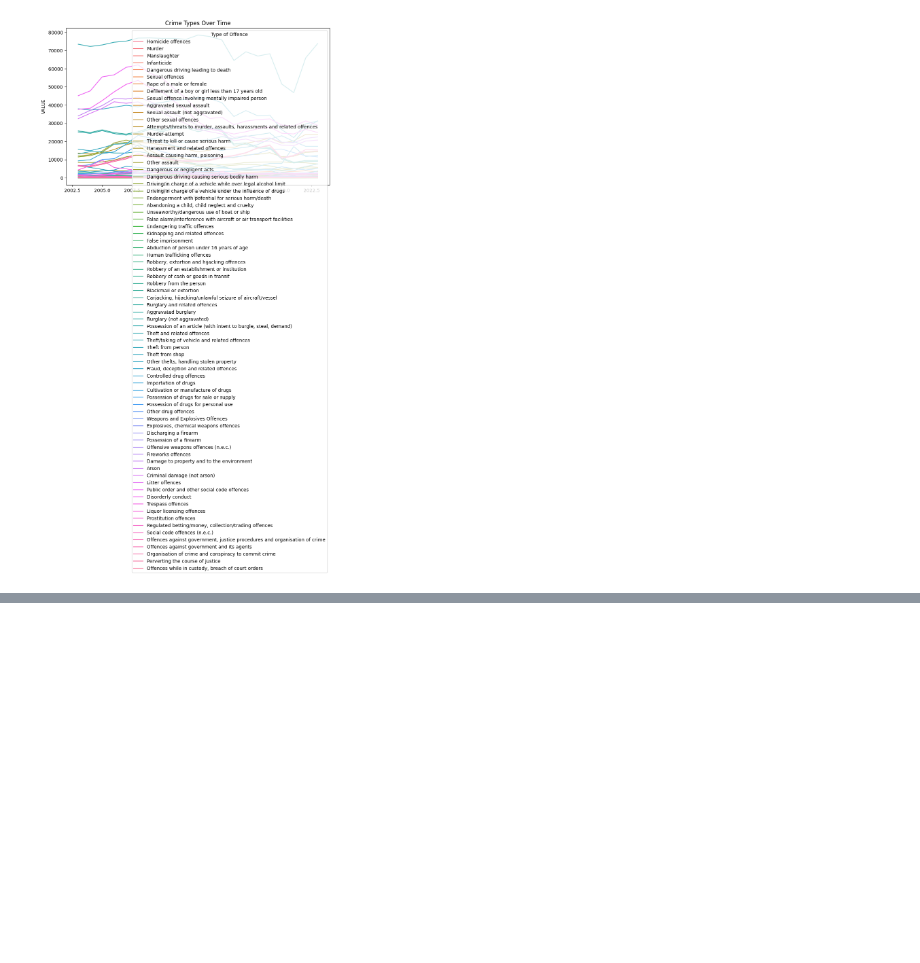
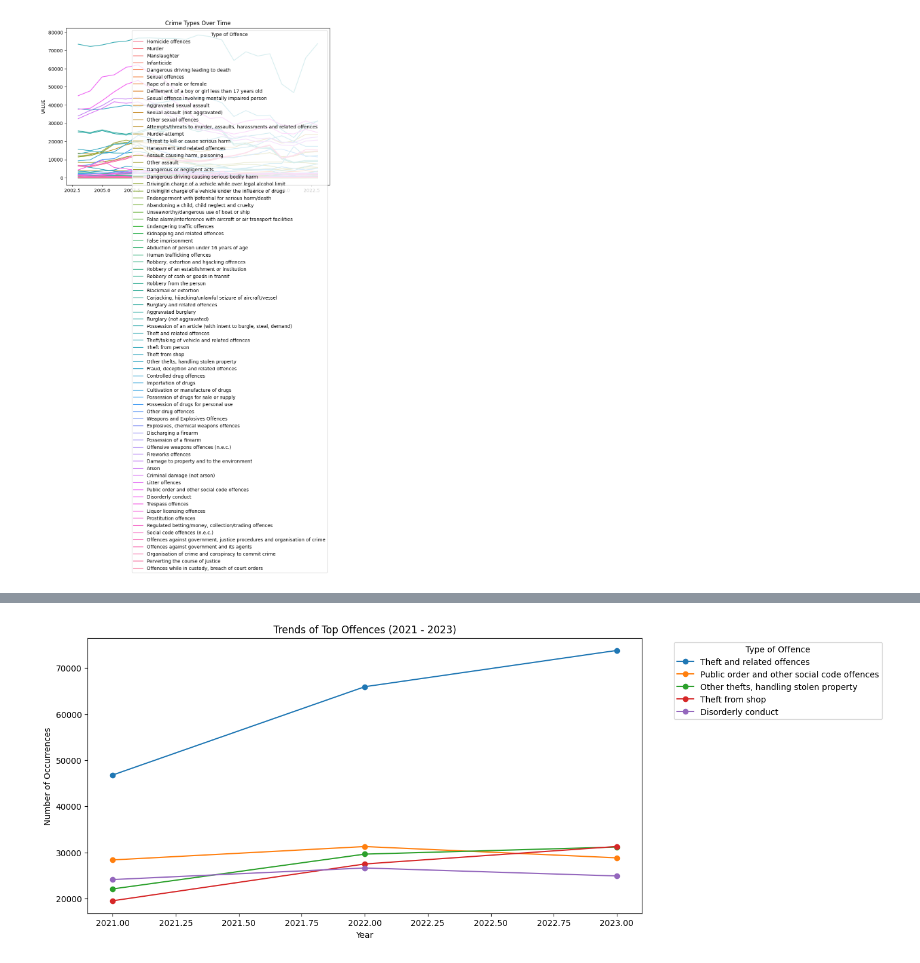
Before and after one commit to M-Strzelecki/CrimeData_Analysis_Projects, a Jupyter notebook: 1_Crime_Data_Analysis/Data_Analysis.ipynb, the cells around one changed output, grey strips where cells are left out. Saved outputs shown, nothing was run; the diff lists cells and outputs as text; code cells hidden in the pictures; blank space fills up the shorter version.

Commit message:
Basic Initial Analysis of Most Frequent and Common since 2021

```diff
--- a/1_Crime_Data_Analysis/Data_Analysis.ipynb
+++ b/1_Crime_Data_Analysis/Data_Analysis.ipynb
@@ -42,0 +88,14 @@ plt.show()
+# %%
+# Group by Year and Type of Offence, summing the 'VALUE' for each combination
+crime_trends = recent_crime_data.groupby(['Year', 'Type of Offence'])['VALUE'].sum().unstack(fill_value=0)
+
+# Plotting a subset of offences (top 5 most frequent offences)
+top_offences = crime_counts.head(5).index  # Adjust number of offences as needed
+crime_trends[top_offences].plot(kind='line', figsize=(12, 6), marker='o')
+plt.title('Trends of Top Offences (2021 - 2023)')
+plt.xlabel('Year')
+plt.ylabel('Number of Occurrences')
+plt.legend(title='Type of Offence', bbox_to_anchor=(1.05, 1), loc='upper left')
+plt.show()
+# %% [output]
+[figure, added]
```
Also changed, not shown: parts of 2 cells of this notebook.
